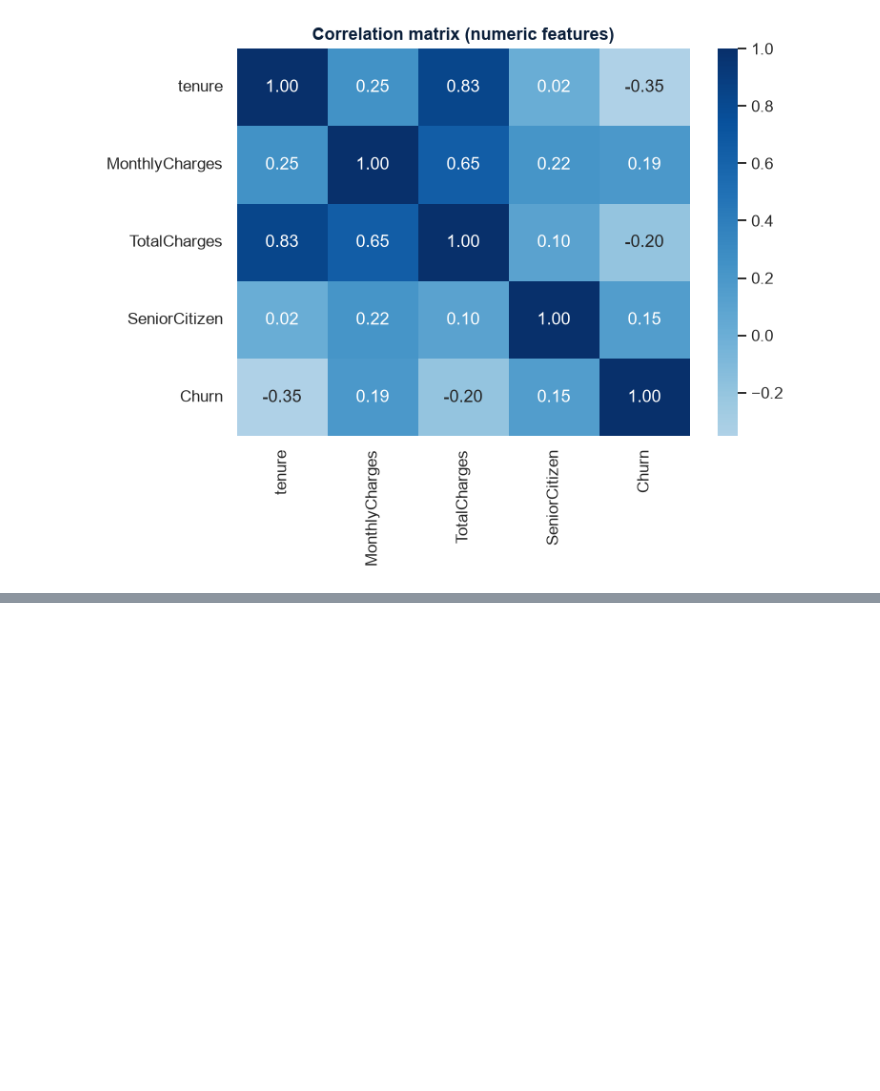
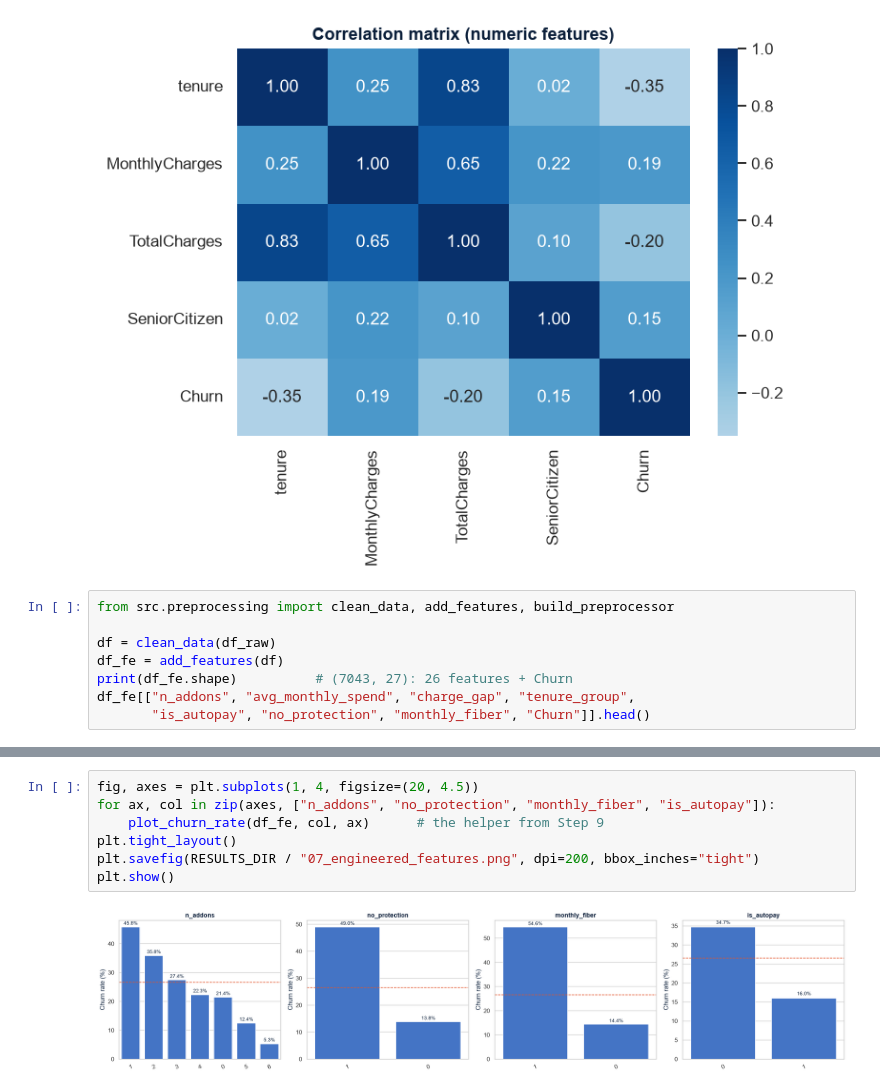
Before and after one commit to SouMej/customor-churn-prediction, a Jupyter notebook: notebooks/customer_churn_analysis.ipynb, the cells around one changed output, grey strips where cells are left out. Drawn from its saved outputs; the diff is of its cells as text; blank space fills up the shorter version.

Commit message:
Add feature engineering, preprocessing pipeline and imbalance experiment

```diff
--- a/notebooks/customer_churn_analysis.ipynb
+++ b/notebooks/customer_churn_analysis.ipynb
@@ -329,3 +331,11 @@ plt.savefig(RESULTS_DIR / "06_correlation_matrix.png", dpi=200, bbox_inches="tig
 plt.show()
 # %% [output]
 [figure]
+# %%
+from src.preprocessing import clean_data, add_features, build_preprocessor
+
+df = clean_data(df_raw)
+df_fe = add_features(df)
+print(df_fe.shape)          # (7043, 27): 26 features + Churn
+df_fe[["n_addons", "avg_monthly_spend", "charge_gap", "tenure_group",
+       "is_autopay", "no_protection", "monthly_fiber", "Churn"]].head()
@@ -331,0 +364,9 @@ plt.show()
+# %%
+fig, axes = plt.subplots(1, 4, figsize=(20, 4.5))
+for ax, col in zip(axes, ["n_addons", "no_protection", "monthly_fiber", "is_autopay"]):
+    plot_churn_rate(df_fe, col, ax)      # the helper from Step 9
+plt.tight_layout()
+plt.savefig(RESULTS_DIR / "07_engineered_features.png", dpi=200, bbox_inches="tight")
+plt.show()
+# %% [output]
+[figure, added]
```
Also changed, not shown: parts of 14 cells of this notebook, 5 other files.
